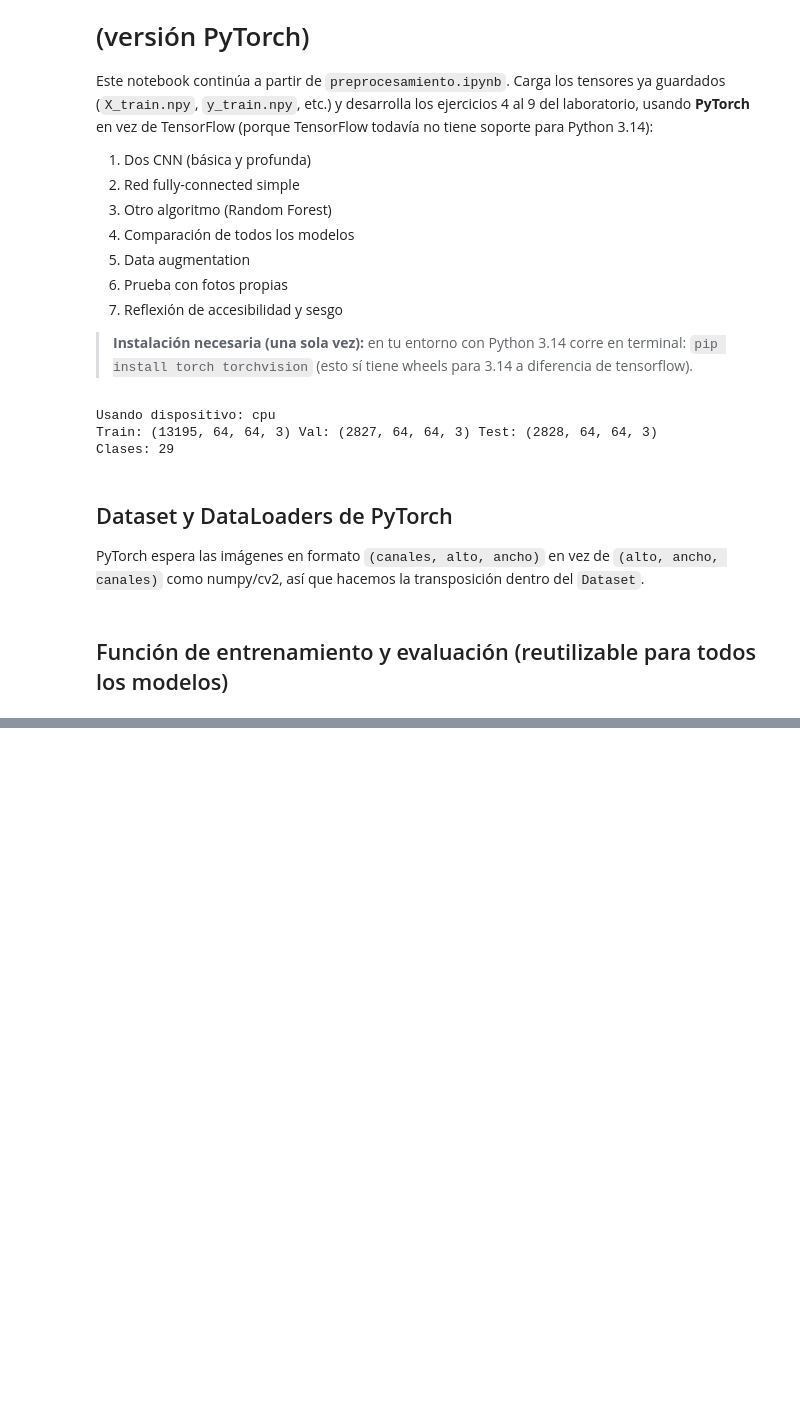
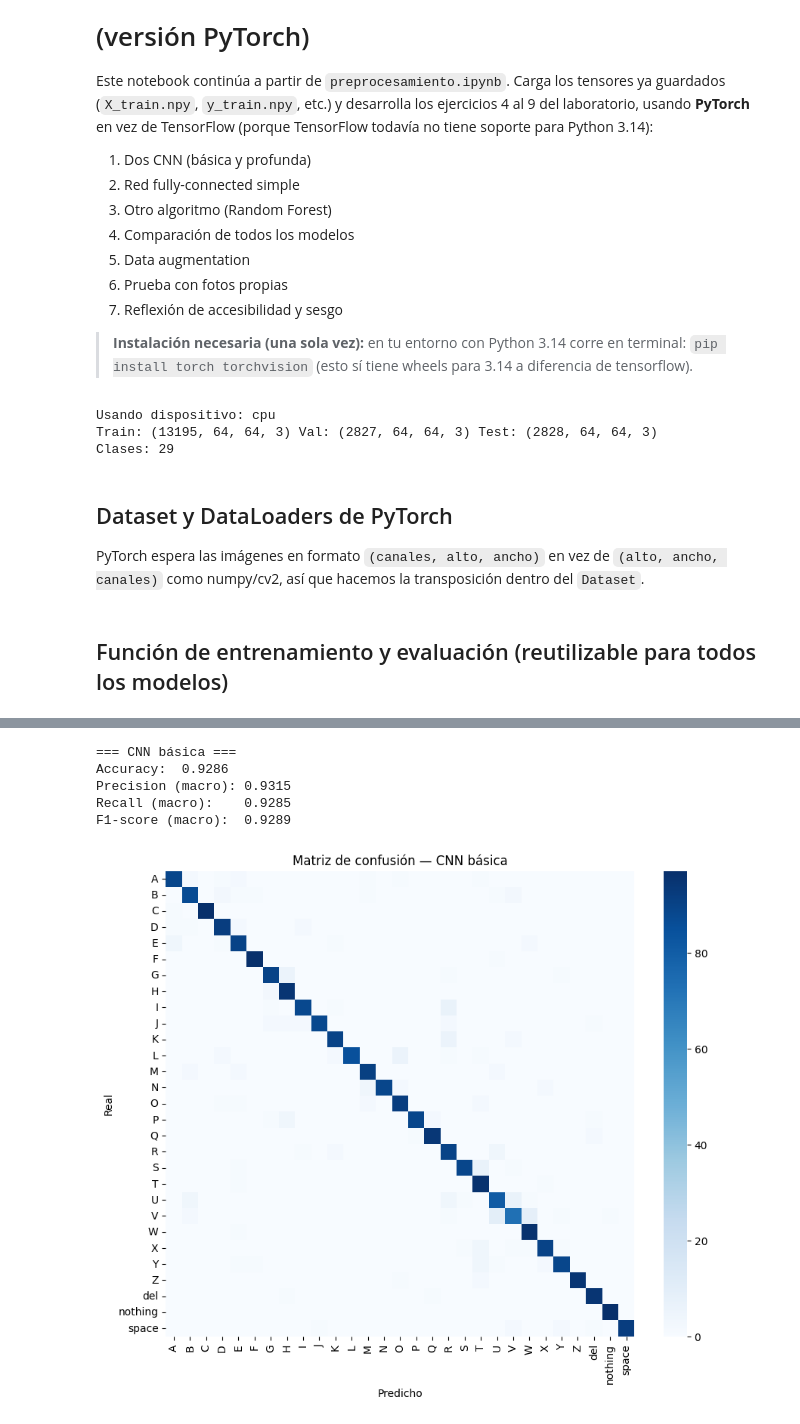
Before and after one commit to tismajo/CC3084-Laboratorio3, a Jupyter notebook: modelado.ipynb, the cells around one changed output, grey strips where cells are left out. Drawn from its saved outputs; the diff is of its cells as text; code cells hidden in the pictures; blank space fills up the shorter version.

Commit message:
feat(modelado): ejercicio 4 - modelo 1 CNN basica

```diff
--- a/modelado.ipynb
+++ b/modelado.ipynb
@@ -181,0 +188,35 @@ class_names = [id2label[i] for i in range(NUM_CLASSES)]
+# %%
+class CNNBasica(nn.Module):
+    def __init__(self, num_classes, img_size):
+        super().__init__()
+        self.conv1 = nn.Conv2d(3, 32, kernel_size=3)
+        self.pool1 = nn.MaxPool2d(2)
+        self.conv2 = nn.Conv2d(32, 64, kernel_size=3)
+        self.pool2 = nn.MaxPool2d(2)
+        self.relu = nn.ReLU()
+
+        # calculamos dinámicamente el tamaño aplanado
+        with torch.no_grad():
+            dummy = torch.zeros(1, 3, img_size, img_size)
+            out = self._features(dummy)
+            flat_size = out.view(1, -1).shape[1]
+
+        self.fc1 = nn.Linear(flat_size, 128)
+        self.fc2 = nn.Linear(128, num_classes)
+
+    def _features(self, x):
+        x = self.pool1(self.relu(self.conv1(x)))
+        x = self.pool2(self.relu(self.conv2(x)))
+        return x
+
+    def forward(self, x):
+        x = self._features(x)
+        # reshape() en vez de view(): view() falla si el tensor de entrada no es
+        # contiguo en memoria (por ejemplo al venir de un .permute() manual, como en
+        # la celda de fotos propias). reshape() copia los datos si hace falta.
+        x = x.reshape(x.size(0), -1)
+        x = self.relu(self.fc1(x))
+        return self.fc2(x)
+
+cnn_basica = CNNBasica(NUM_CLASSES, IMG_SIZE)
+print(cnn_basica)
@@ -181,0 +241,10 @@ class_names = [id2label[i] for i in range(NUM_CLASSES)]
+# %%
+y_true, y_pred_basica = predecir(cnn_basica, test_loader)
+resultados.append(evaluar_modelo("CNN básica", y_true, y_pred_basica, class_names))
+# %% [output]
+=== CNN básica ===
+Accuracy:  0.9286
+Precision (macro): 0.9315
+Recall (macro):    0.9285
+F1-score (macro):  0.9289
+[figure, added]
```
Also changed, not shown: parts of 2 cells of this notebook.
